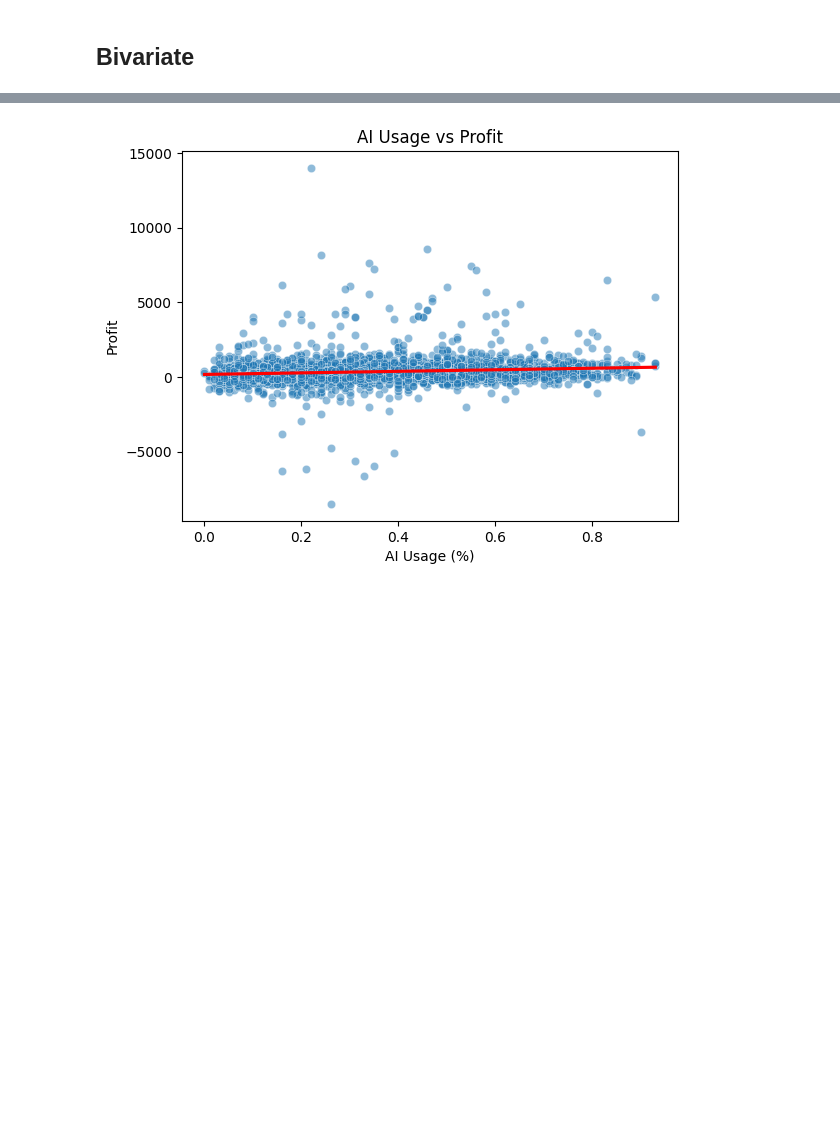
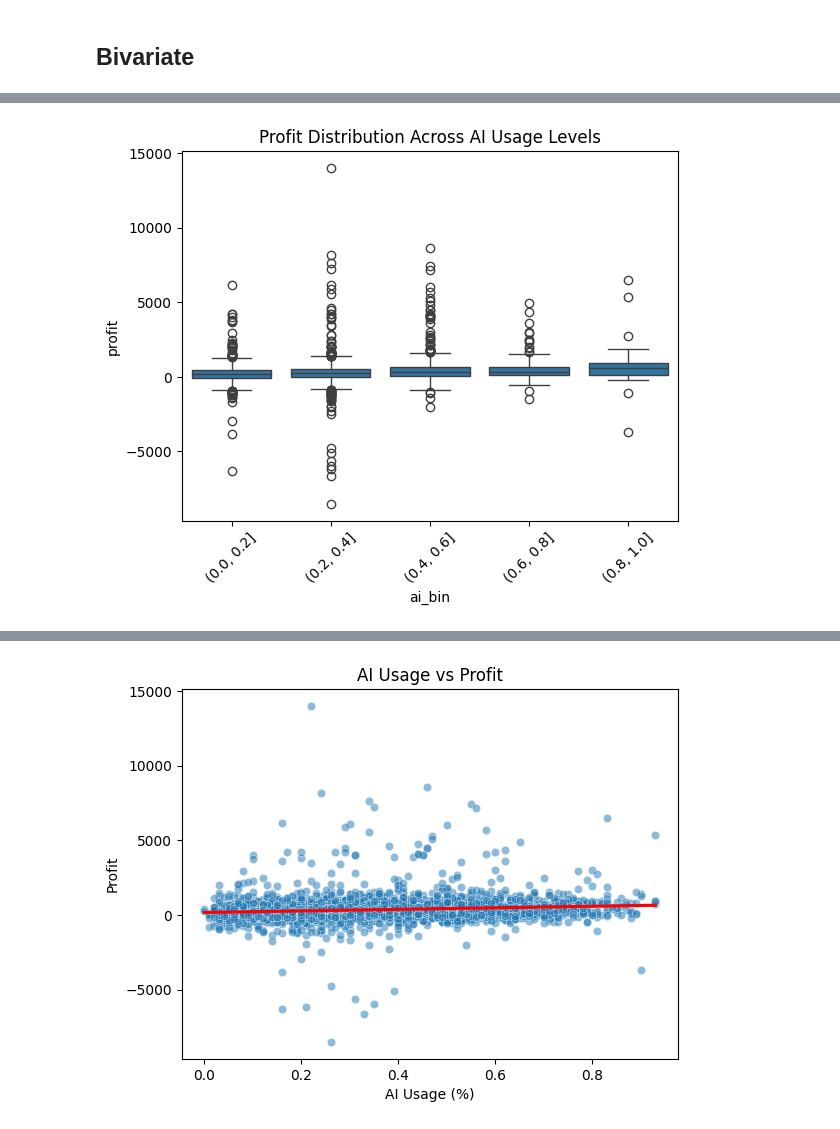
Before and after one commit to andreamammano89-maker/ML_Project_SEA_815441, a Jupyter notebook: main.ipynb, the cells around one changed output, grey strips where cells are left out. Cells and saved outputs as stored; diff of their text form; code cells hidden in the pictures; blank space fills up the shorter version.

```diff
--- a/main.ipynb
+++ b/main.ipynb
@@ -507,0 +559,7 @@ This motivates the need for a deeper analysis of non-linear effects and threshol
+# %%
+sns.boxplot(x='ai_bin', y='profit', data=df_productivity)
+plt.xticks(rotation=45)
+plt.title("Profit Distribution Across AI Usage Levels")
+plt.show()
+# %% [output]
+[figure, added]
```
Also changed, not shown: parts of 7 cells of this notebook.
